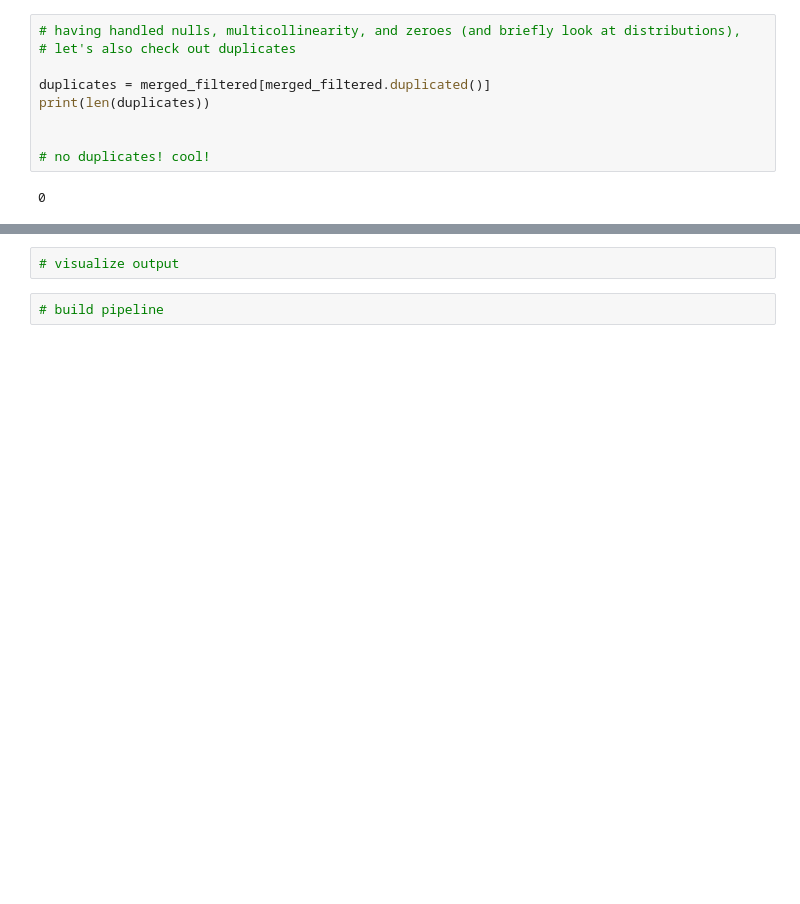
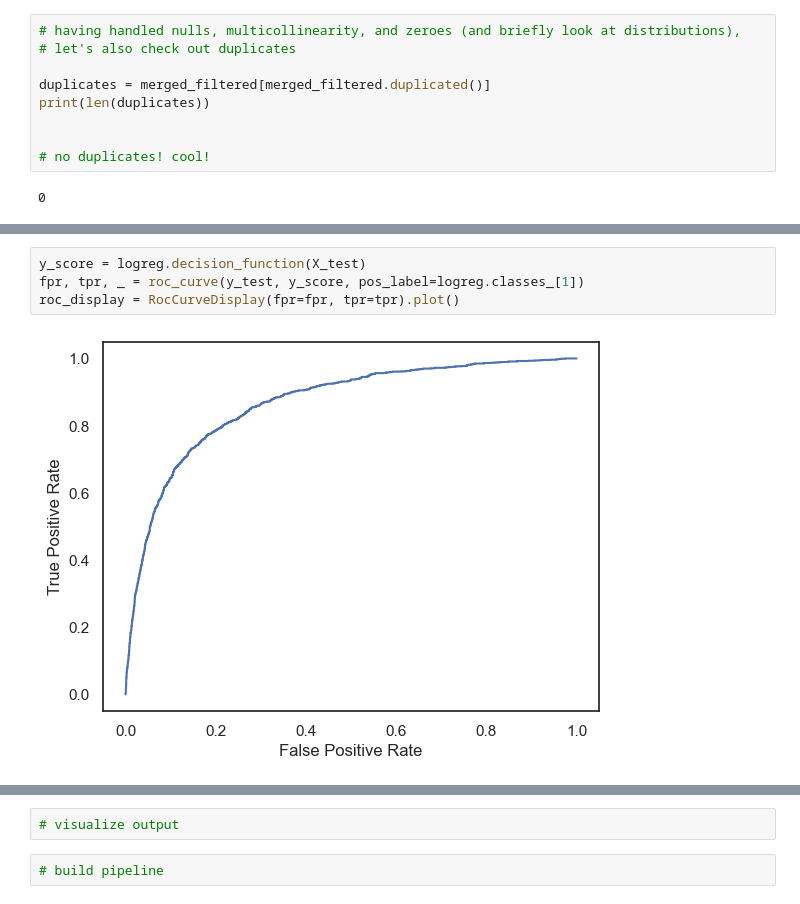
Before and after one commit to Lou-Hines/H1N1_Vaccine_Uptake_Prediction, a Jupyter notebook: Vaccine_EDA _1.ipynb, the cells around one changed output, grey strips where cells are left out. Cells and saved outputs as stored; diff of their text form; blank space fills up the shorter version.

```diff
--- a/Vaccine_EDA _1.ipynb
+++ b/Vaccine_EDA _1.ipynb
@@ -812,0 +940,6 @@ CatBoostClassifer
+# %%
+y_score = logreg.decision_function(X_test)
+fpr, tpr, _ = roc_curve(y_test, y_score, pos_label=logreg.classes_[1])
+roc_display = RocCurveDisplay(fpr=fpr, tpr=tpr).plot()
+# %% [output]
+[figure, added]
```
Also changed, not shown: parts of 55 cells of this notebook.
